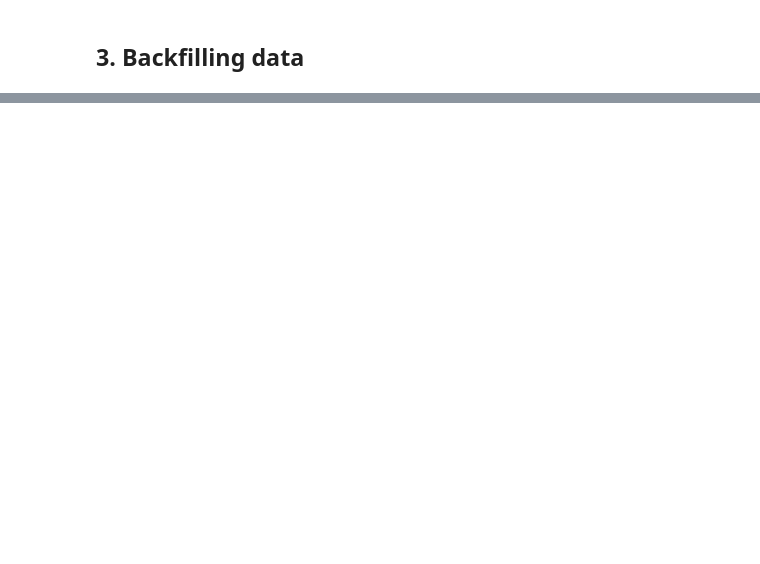
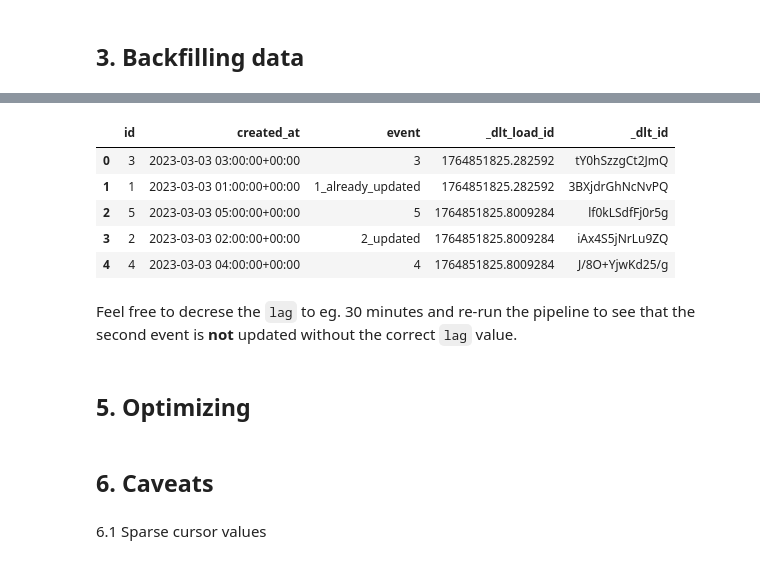
Before and after one commit to thescalableway/edp-learning, a Jupyter notebook: lessons/5_incremental_loading_deep_dive.ipynb, the cells around one changed output, grey strips where cells are left out. Drawn from its saved outputs; the diff is of its cells as text; code cells hidden in the pictures; blank space fills up the shorter version.

```diff
--- a/lessons/5_incremental_loading_deep_dive.ipynb
+++ b/lessons/5_incremental_loading_deep_dive.ipynb
@@ -71 +321,55 @@ Notably, on the first execution, the pipeline will use the specified `cursor_ini
+# %%
+@dlt.resource(name="events", primary_key="id", write_disposition="merge")
+def events_resource(
+    _=dlt.sources.incremental("created_at", lag=60*60)  # 1-hour lag.
+):
+    global is_second_run
+
+    # First pipeline run is executed at 3:01 AM and fetches events created/updated up to
+    # 4 AM.
+    initial_entries = [
+        {"id": 1, "created_at": "2023-03-03T01:00:00Z", "event": "1_already_updated"},
+        {"id": 2, "created_at": "2023-03-03T02:00:00Z", "event": "2"},
+        {"id": 3, "created_at": "2023-03-03T03:00:00Z", "event": "3"},
+    ]
+
+    # Second pipeline run is executed at 5:01 AM. We query API to return records
+    # created at/after 2023-03-03T02:00:00Z.
+    second_run_events = [
+        {"id": 2, "created_at": "2023-03-03T02:00:00Z", "event": "2_updated"},  # late-arriving update.
+        {"id": 4, "created_at": "2023-03-03T04:00:00Z", "event": "4"},
+        {"id": 5, "created_at": "2023-03-03T05:00:00Z", "event": "5"},
+    ]
+
+    yield from second_run_events if is_second_run else initial_entries
+
+
+pipeline = dlt.pipeline(
+    "lag_pipe",
+    destination=dlt.destinations.duckdb(credentials=duckdb.connect(":memory:")),
+)
+
+is_second_run = False
+
+# Run the pipeline twice
+pipeline.run(events_resource)
+pipeline.dataset().table("events").df()
+is_second_run = True  # Update flag for second run
+load_info = pipeline.run(events_resource)
+pipeline.dataset().table("events").df()
+# %% [output]
+|  | id | created_at | event | _dlt_load_id | _dlt_id |
+| 0 | 3 | 2023-03-03 03:00:00+00:00 | 3 | 1764851825.282592 | tY0hSzzgCt2JmQ |
+| 1 | 1 | 2023-03-03 01:00:00+00:00 | 1_already_updated | 1764851825.282592 | 3BXjdrGhNcNvPQ |
+| 2 | 5 | 2023-03-03 05:00:00+00:00 | 5 | 1764851825.8009284 | lf0kLSdfFj0r5g |
+| 3 | 2 | 2023-03-03 02:00:00+00:00 | 2_updated | 1764851825.8009284 | iAx4S5jNrLu9ZQ |
+| 4 | 4 | 2023-03-03 04:00:00+00:00 | 4 | 1764851825.8009284 | J/8O+YjwKd25/g |
+# %% [markdown]
+Feel free to decrese the `lag` to eg. 30 minutes and re-run the pipeline to see that the second event is **not** updated without the correct `lag` value.
+# %% [markdown]
+## 5. Optimizing
+# %% [markdown]
+## 6. Caveats
+# %% [markdown]
+6.1 Sparse cursor values
 # %% [markdown]
```
Also changed, not shown: parts of 24 cells of this notebook, 3 other files.
